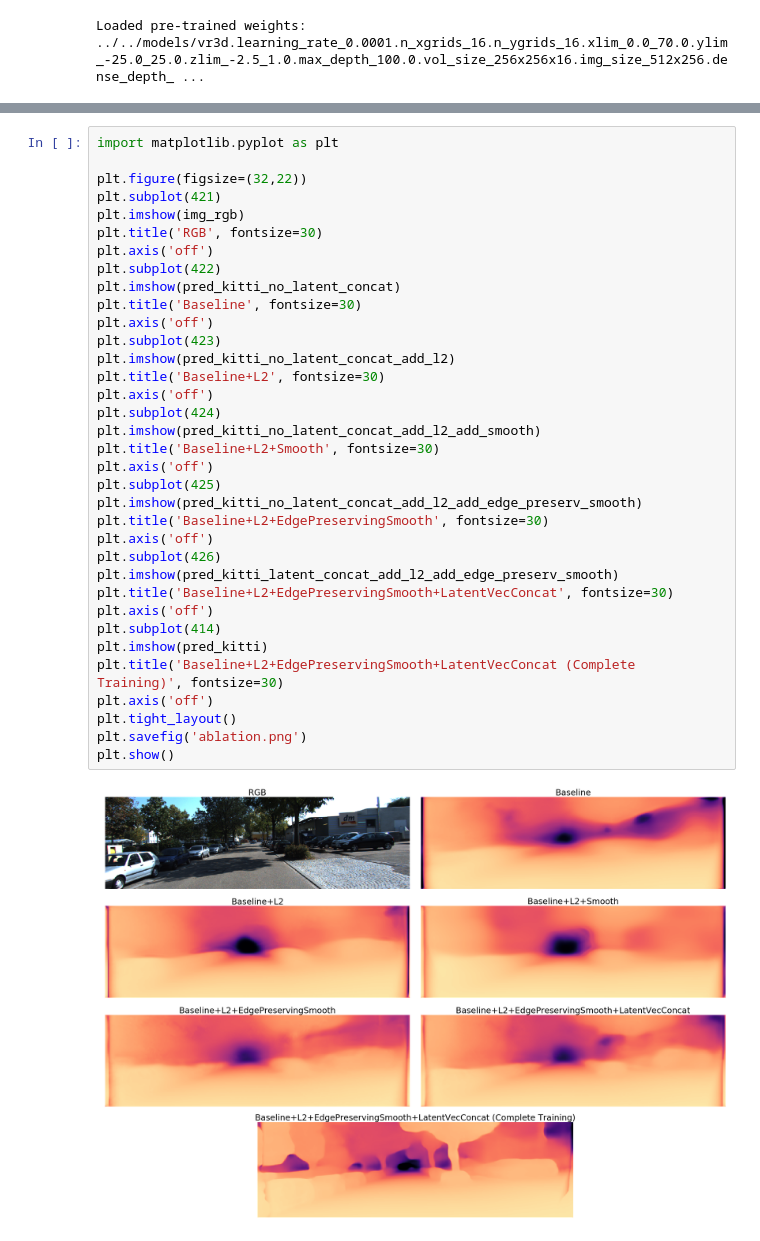
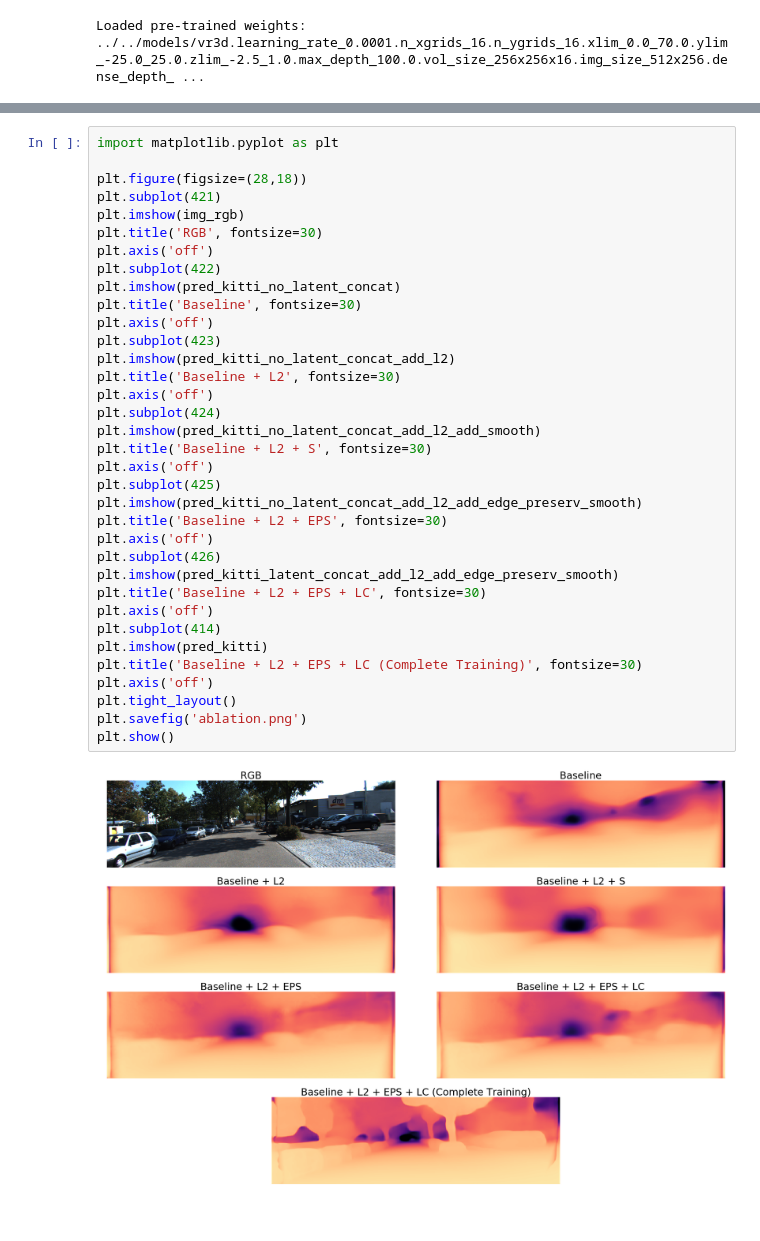
Before and after one commit to towardsautonomy/VR3Dense, a Jupyter notebook: src/misc/ablationViz.ipynb, the cells around one changed output, grey strips where cells are left out. Drawn from its saved outputs; the diff is of its cells as text.

```diff
--- a/src/misc/ablationViz.ipynb
+++ b/src/misc/ablationViz.ipynb
@@ -204,37 +204,37 @@ Inference took 8.157 milliseconds
 # %%
 import matplotlib.pyplot as plt
 
-plt.figure(figsize=(32,22))
+plt.figure(figsize=(28,18))
 plt.subplot(421)
 plt.imshow(img_rgb)
 plt.title('RGB', fontsize=30)
 plt.axis('off')
 plt.subplot(422)
 plt.imshow(pred_kitti_no_latent_concat)
 plt.title('Baseline', fontsize=30)
 plt.axis('off')
 plt.subplot(423)
 plt.imshow(pred_kitti_no_latent_concat_add_l2)
-plt.title('Baseline+L2', fontsize=30)
+plt.title('Baseline + L2', fontsize=30)
 plt.axis('off')
 plt.subplot(424)
 plt.imshow(pred_kitti_no_latent_concat_add_l2_add_smooth)
-plt.title('Baseline+L2+Smooth', fontsize=30)
+plt.title('Baseline + L2 + S', fontsize=30)
 plt.axis('off')
 plt.subplot(425)
 plt.imshow(pred_kitti_no_latent_concat_add_l2_add_edge_preserv_smooth)
-plt.title('Baseline+L2+EdgePreservingSmooth', fontsize=30)
+plt.title('Baseline + L2 + EPS', fontsize=30)
 plt.axis('off')
 plt.subplot(426)
 plt.imshow(pred_kitti_latent_concat_add_l2_add_edge_preserv_smooth)
-plt.title('Baseline+L2+EdgePreservingSmooth+LatentVecConcat', fontsize=30)
+plt.title('Baseline + L2 + EPS + LC', fontsize=30)
 plt.axis('off')
 plt.subplot(414)
 plt.imshow(pred_kitti)
-plt.title('Baseline+L2+EdgePreservingSmooth+LatentVecConcat (Complete Training)', fontsize=30)
+plt.title('Baseline + L2 + EPS + LC (Complete Training)', fontsize=30)
 plt.axis('off')
 plt.tight_layout()
 plt.savefig('ablation.png')
 plt.show()
 # %% [output]
-[figure, old version]
+[figure, new version]
```
Also changed, not shown: parts of 6 cells of this notebook, 2 other files.
